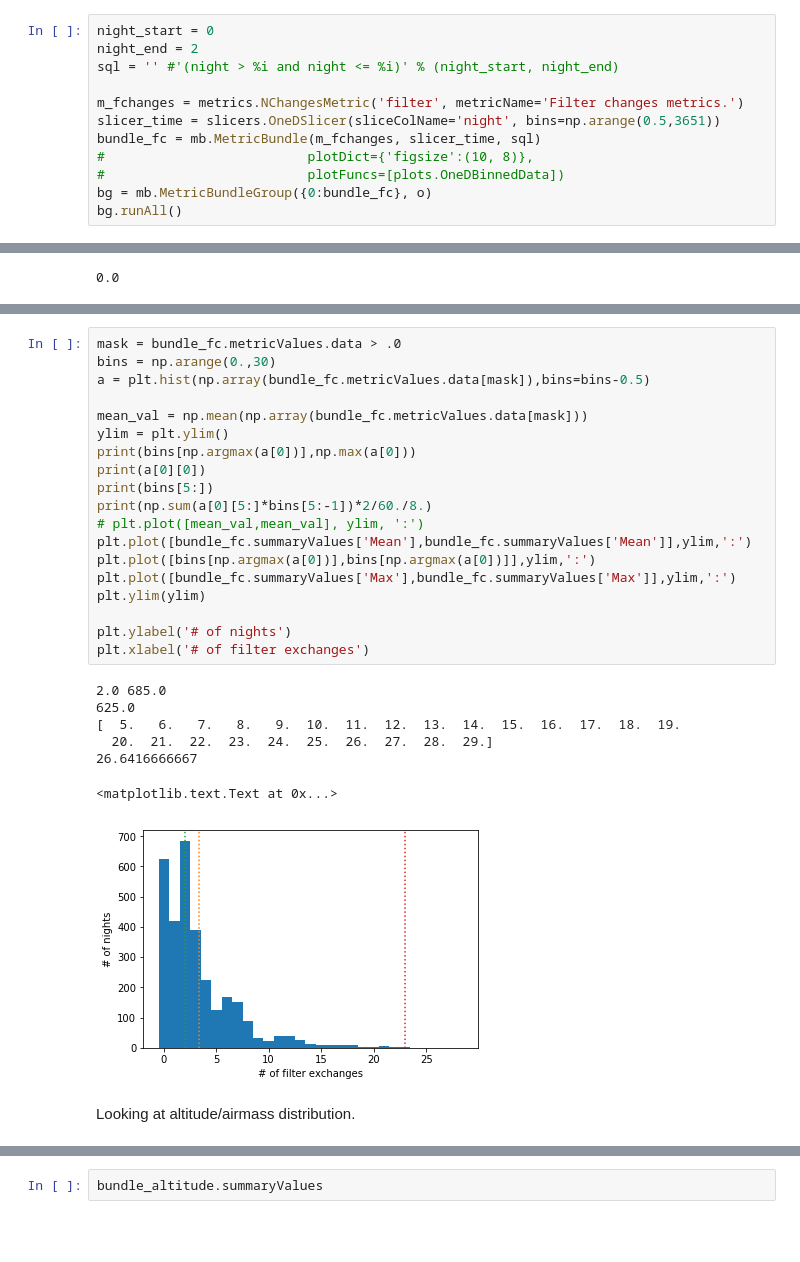
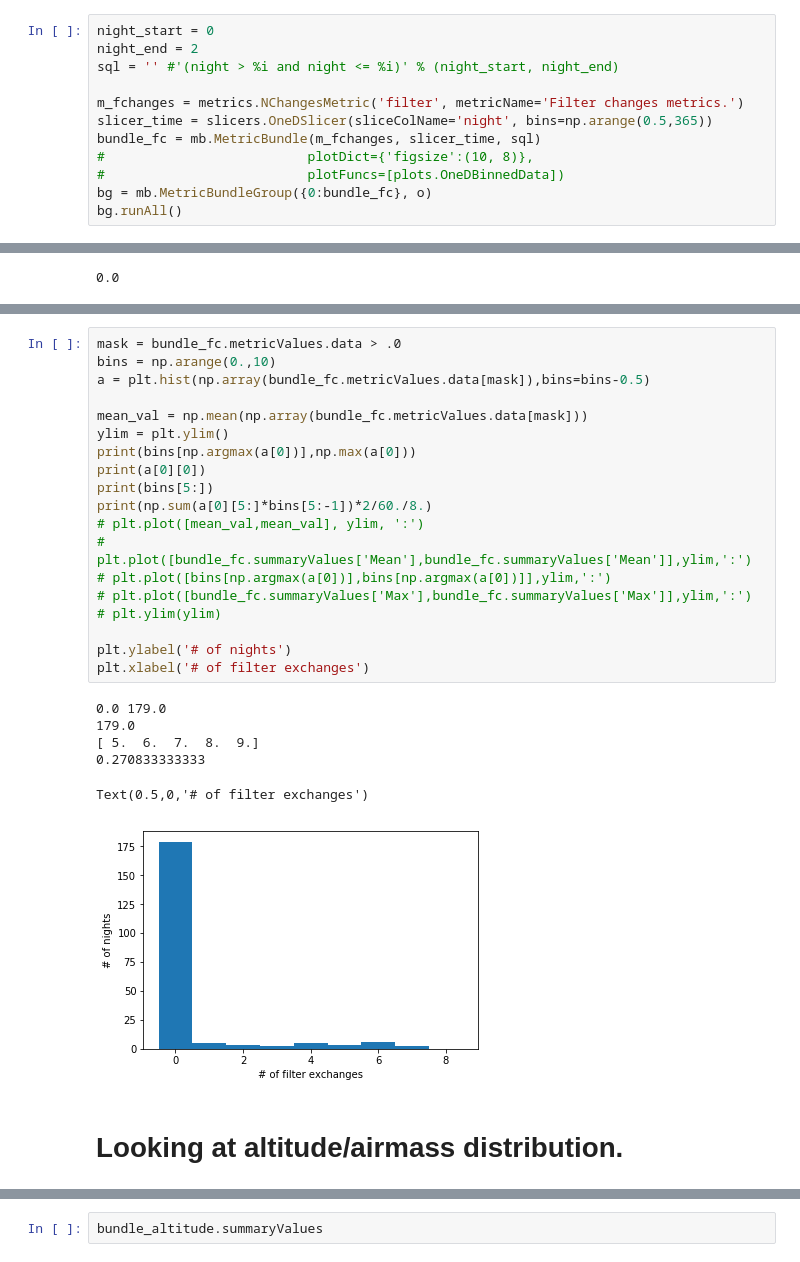
Before and after one commit to tribeiro/notebooks, a Jupyter notebook: Survey evolution analysis.ipynb, the cells around one changed output, grey strips where cells are left out. Cells and saved outputs as stored; diff of their text form; blank space fills up the shorter version.

```diff
--- a/Survey evolution analysis.ipynb
+++ b/Survey evolution analysis.ipynb
@@ -205,7 +266,7 @@ night_end = 2
 sql = '' #'(night > %i and night <= %i)' % (night_start, night_end)
 
 m_fchanges = metrics.NChangesMetric('filter', metricName='Filter changes metrics.')
-slicer_time = slicers.OneDSlicer(sliceColName='night', bins=np.arange(0.5,3651))
+slicer_time = slicers.OneDSlicer(sliceColName='night', bins=np.arange(0.5,365))
 bundle_fc = mb.MetricBundle(m_fchanges, slicer_time, sql)
 #                          plotDict={'figsize':(10, 8)},
 #                          plotFuncs=[plots.OneDBinnedData])
@@ -246,32 +307,31 @@ plt.plot(bundle_fc.metricValues.data[:10])
 # %%
 mask = bundle_fc.metricValues.data > .0
-bins = np.arange(0.,30)
+bins = np.arange(0.,10)
 a = plt.hist(np.array(bundle_fc.metricValues.data[mask]),bins=bins-0.5)
 
 mean_val = np.mean(np.array(bundle_fc.metricValues.data[mask]))
 ylim = plt.ylim()
 print(bins[np.argmax(a[0])],np.max(a[0]))
 print(a[0][0])
 print(bins[5:])
 print(np.sum(a[0][5:]*bins[5:-1])*2/60./8.)
 # plt.plot([mean_val,mean_val], ylim, ':')
-plt.plot([bundle_fc.summaryValues['Mean'],bundle_fc.summaryValues['Mean']],ylim,':')
-plt.plot([bins[np.argmax(a[0])],bins[np.argmax(a[0])]],ylim,':')
-plt.plot([bundle_fc.summaryValues['Max'],bundle_fc.summaryValues['Max']],ylim,':')
-plt.ylim(ylim)
+# plt.plot([bundle_fc.summaryValues['Mean'],bundle_fc.summaryValues['Mean']],ylim,':')
+# plt.plot([bins[np.argmax(a[0])],bins[np.argmax(a[0])]],ylim,':')
+# plt.plot([bundle_fc.summaryValues['Max'],bundle_fc.summaryValues['Max']],ylim,':')
+# plt.ylim(ylim)
 
 plt.ylabel('# of nights')
 plt.xlabel('# of filter exchanges')
 # %% [output]
-2.0 685.0
-625.0
-[  5.   6.   7.   8.   9.  10.  11.  12.  13.  14.  15.  16.  17.  18.  19.
-  20.  21.  22.  23.  24.  25.  26.  27.  28.  29.]
-26.6416666667
+0.0 179.0
+179.0
+[ 5.  6.  7.  8.  9.]
+0.270833333333
-<matplotlib.text.Text at 0x...>
+Text(0.5,0,'# of filter exchanges')
-[figure, old version]
+[figure, new version]
 # %% [markdown]
-Looking at altitude/airmass distribution.
+# Looking at altitude/airmass distribution.
 # %%
 m_count = metrics.PassMetric('altitude', metricName='Altitude')
 slicer_observation = slicers.OneDSlicer(sliceColName='observationId') #, bins=np.arange(0.5,3651))
```
Also changed, not shown: parts of 55 cells of this notebook, 4 other files.
